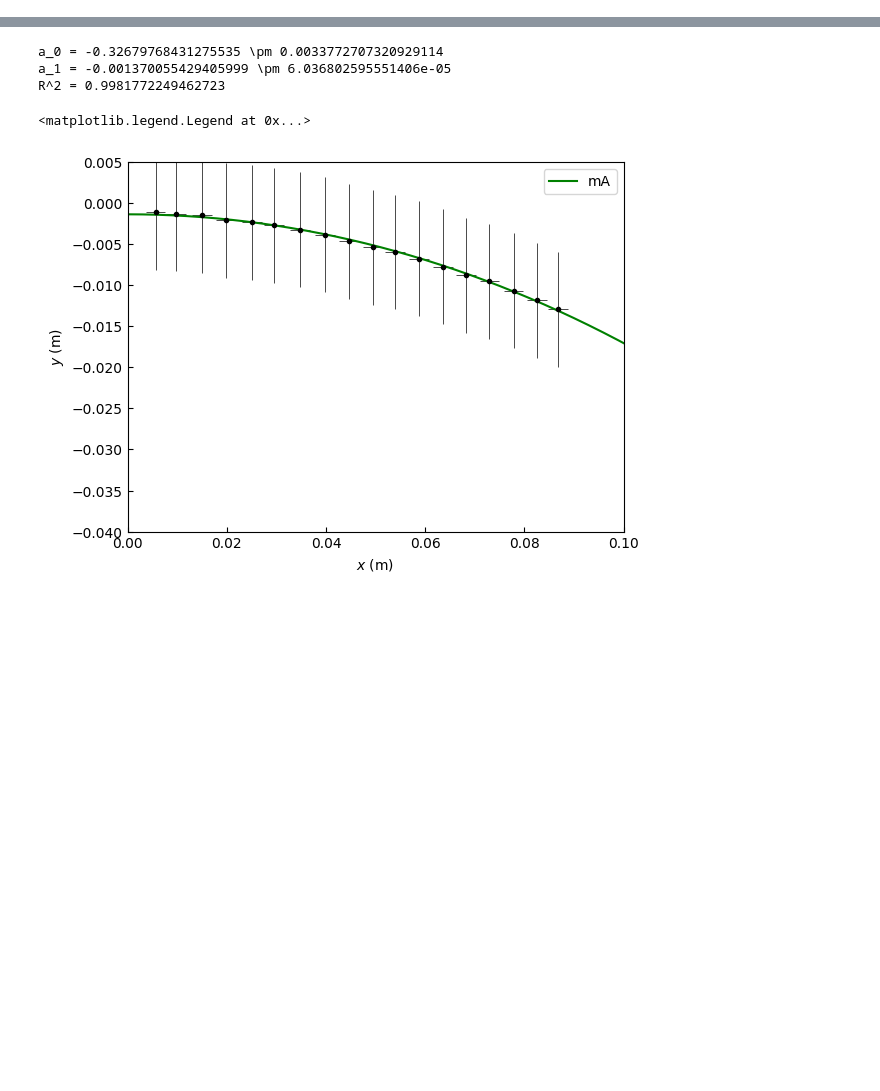
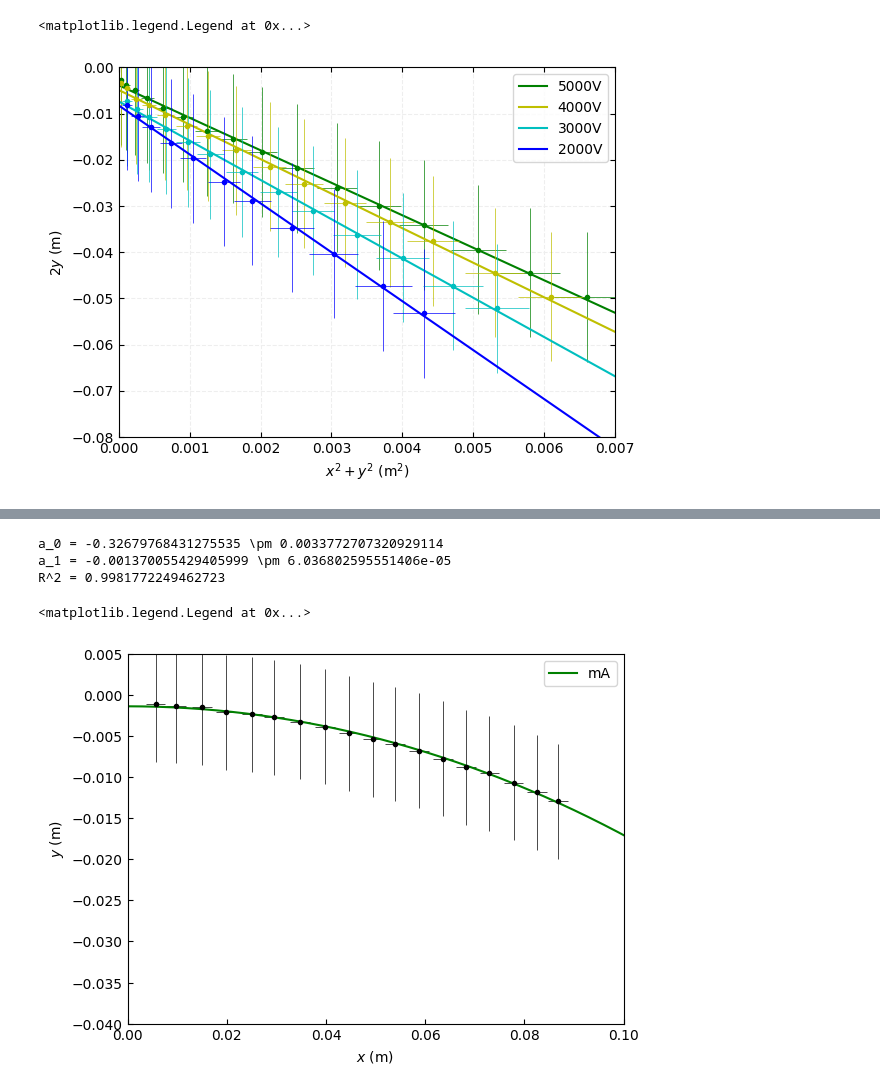
Before and after one commit to sarasame00/laboElectro, a Jupyter notebook: 5.RaigsCatodics/catodics.ipynb, the cells around one changed output, grey strips where cells are left out. Saved outputs shown, nothing was run; the diff lists cells and outputs as text; code cells hidden in the pictures; blank space fills up the shorter version.

```diff
--- a/5.RaigsCatodics/catodics.ipynb
+++ b/5.RaigsCatodics/catodics.ipynb
@@ -160,0 +147,69 @@ I = 5000 mA, R = 0.09071040495466996 b = 0.004271177378919297 R$^2$ = 0.99777717
+# %%
+lista = [[x2kV, y2kV, 5000],
+         [x3kV, y3kV, 4000],
+         [x4kV, y4kV, 3000],
+         [x5kV, y5kV, 2000]]
+
+u = np.arange(0, 0.0075, 0.0001)
+
+# creem la figura
+fig = plt.figure()
+ax = fig.add_subplot()
+
+num = 0
+
+Vas = []
+Rs = []
+iRs = []
+
+# per cada valor del potencial entre les plaques del condensador
+for v in lista:
+
+  color = colors[num]
+
+  # variables involucrades al calcul de la incertesa de X
+  vx = fl.Variable('x', v[0]/100, 0.002)
+  vy = fl.Variable('y', v[1]/100, 0.007)
+
+  # expressio de X
+  X_sim = vx.sim*vx.sim + vy.sim*vy.sim
+
+  # calcul de X = x^2 + y^2 i la incertesa de X
+  X, iX = fl.propIncertesa(X_sim, [vx, vy])
+
+  # per la regresio lineal Y = 2y
+  Y = 2*v[1]/100
+
+  vY = fl.Variable('Y', 2*v[1]/100, 2*0.007)
+  vX = fl.Variable('X', X, iX)
+
+  # regressio lineal: ajust de les dades a la recta y = A*X +B
+  A, B, R2 = fl.regressio(X, Y, graf=True)
+
+  # representacio de les dades experimentals
+  fl.plotDades(ax, vX, vY, color = color)
+
+  # representacio de la regresio lineal
+  plt.plot(u, A.val*u + B.val, label = str(v[2])+ 'V', c=color)
+
+  # calcul del radi de curvatura
+  R_sim = 1/A.sim
+  R, iR = fl.propIncertesa(R_sim, [A])
+
+  Vas.append(v[2])
+  Rs.append(R*R)
+  iRs.append(iR)
+
+  print(f'''${v[2]} \pm 0,2$ &
+            ${R} \pm {iR}$ &
+            ${A.val} \pm {A.inc}$ &
+            ${B.val} \pm {B.inc}$ &
+            ${R2}$\\ \\ \hline''')
+  num += 1
+
+plt.xlabel('$x^2+y^2$ (m$^2$)')
+plt.ylabel('$2y$ (m)')
+plt.xlim(0,0.007)
+plt.ylim(-0.08,0)
+plt.legend()
+# %% [output]
@@ -160,0 +236,2 @@ I = 5000 mA, R = 0.09071040495466996 b = 0.004271177378919297 R$^2$ = 0.99777717
+<matplotlib.legend.Legend at 0x...>
+[figure, added]
```
Also changed, not shown: parts of 23 cells of this notebook.
